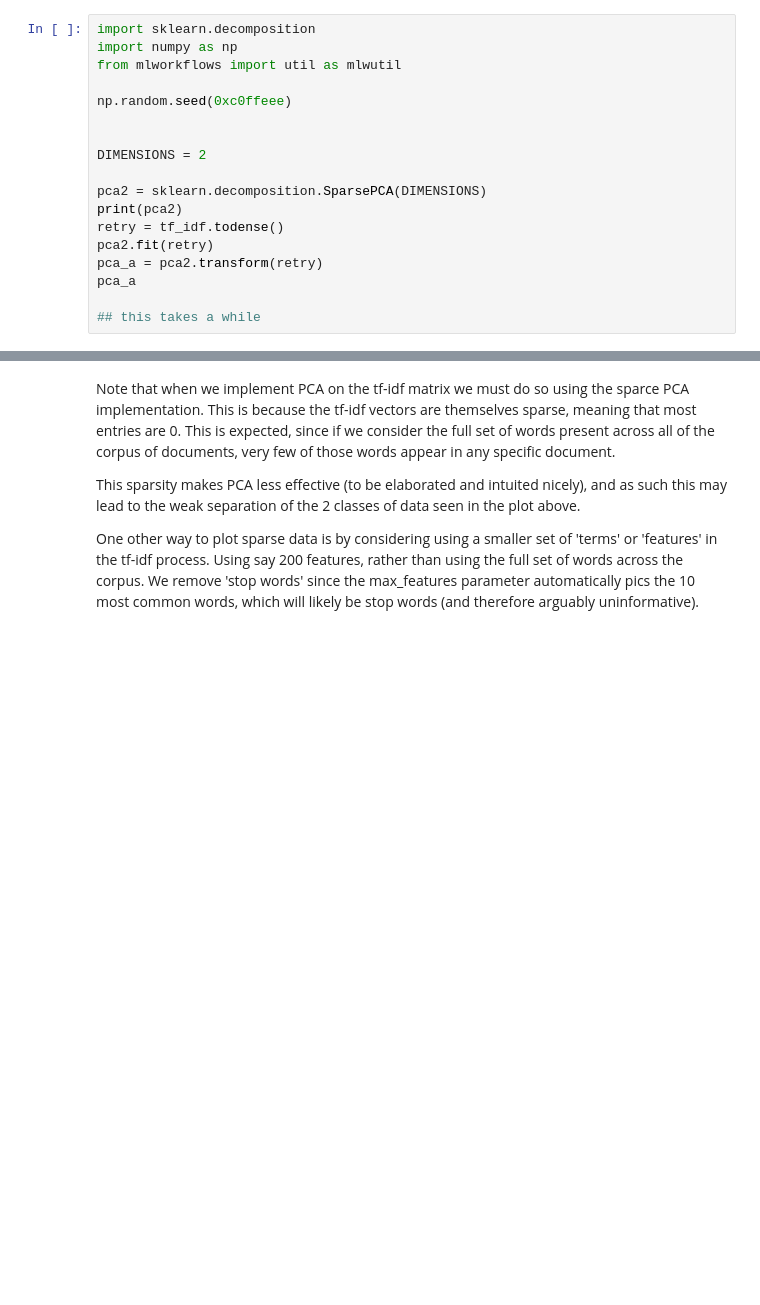
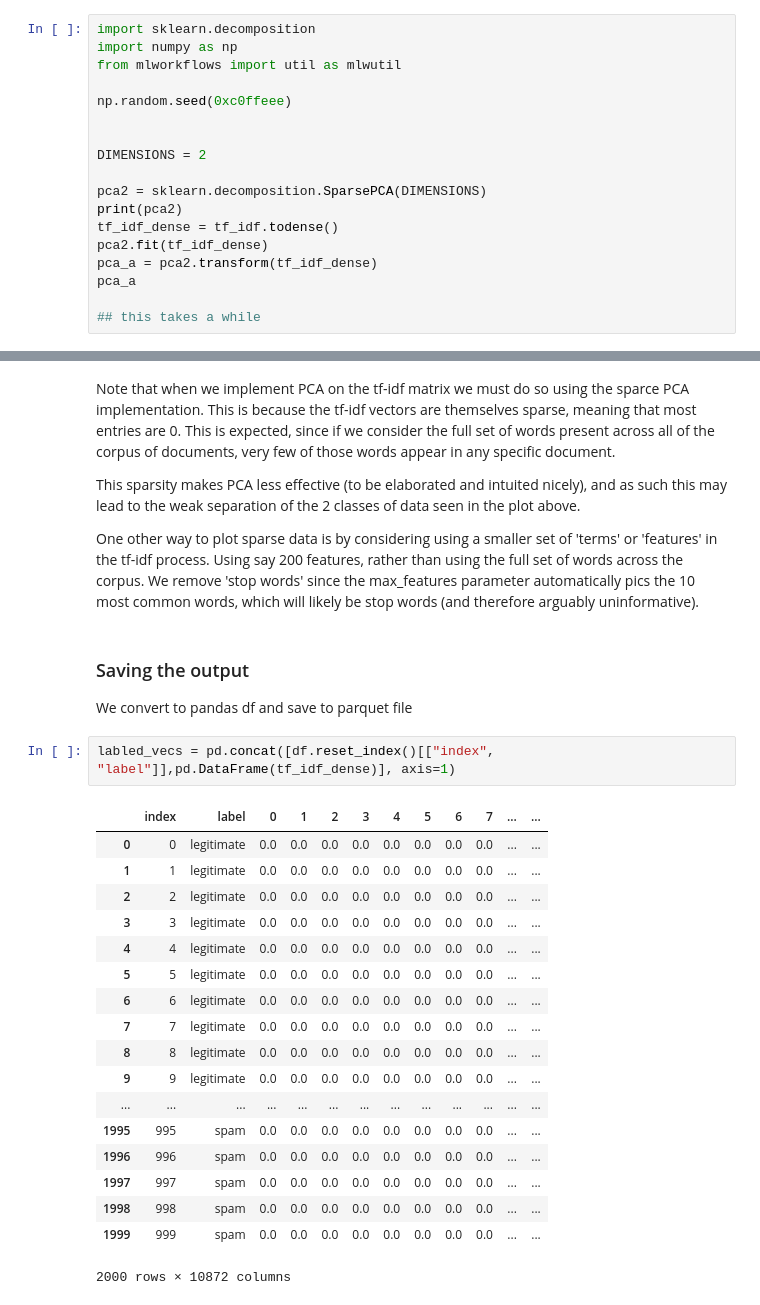
Before and after one commit to willb/openshift-ml-workflows-workshop, a Jupyter notebook: 02-feature-engineering.ipynb, the cells around one changed output, grey strips where cells are left out. Drawn from its saved outputs; the diff is of its cells as text; blank space fills up the shorter version.

Commit message:
Saved output to Parquet

```diff
--- a/02-feature-engineering.ipynb
+++ b/02-feature-engineering.ipynb
@@ -119,9 +123,9 @@ DIMENSIONS = 2
 
 pca2 = sklearn.decomposition.SparsePCA(DIMENSIONS)
 print(pca2)
-retry = tf_idf.todense()
-pca2.fit(retry)
-pca_a = pca2.transform(retry)
+tf_idf_dense = tf_idf.todense()
+pca2.fit(tf_idf_dense)
+pca_a = pca2.transform(tf_idf_dense)
 pca_a
 
 ## this takes a while
@@ -145,3 +159,28 @@ Note that when we implement PCA on the tf-idf matrix we must do so using the spa
 This sparsity makes PCA less effective (to be elaborated and intuited nicely), and as such this may lead to the weak separation of the 2 classes of data seen in the plot above.
 
 One other way to plot sparse data is by considering using a smaller set of 'terms' or 'features' in the tf-idf process. Using say 200 features, rather than using the full set of words across the corpus. We remove 'stop words' since the max_features parameter automatically pics the 10 most common words, which will likely be stop words (and therefore arguably uninformative).
+# %% [markdown]
+### Saving the output
+
+We convert to pandas df and save to parquet file
+# %%
+labled_vecs = pd.concat([df.reset_index()[["index", "label"]],pd.DataFrame(tf_idf_dense)], axis=1)
+# %% [output]
+|  | index | label | 0 | 1 | 2 | 3 | 4 | 5 | 6 | 7 | ... | ... |
+| 0 | 0 | legitimate | 0.0 | 0.0 | 0.0 | 0.0 | 0.0 | 0.0 | 0.0 | 0.0 | ... | ... |
+| 1 | 1 | legitimate | 0.0 | 0.0 | 0.0 | 0.0 | 0.0 | 0.0 | 0.0 | 0.0 | ... | ... |
+| 2 | 2 | legitimate | 0.0 | 0.0 | 0.0 | 0.0 | 0.0 | 0.0 | 0.0 | 0.0 | ... | ... |
+| 3 | 3 | legitimate | 0.0 | 0.0 | 0.0 | 0.0 | 0.0 | 0.0 | 0.0 | 0.0 | ... | ... |
+| 4 | 4 | legitimate | 0.0 | 0.0 | 0.0 | 0.0 | 0.0 | 0.0 | 0.0 | 0.0 | ... | ... |
+| 5 | 5 | legitimate | 0.0 | 0.0 | 0.0 | 0.0 | 0.0 | 0.0 | 0.0 | 0.0 | ... | ... |
+| 6 | 6 | legitimate | 0.0 | 0.0 | 0.0 | 0.0 | 0.0 | 0.0 | 0.0 | 0.0 | ... | ... |
+| 7 | 7 | legitimate | 0.0 | 0.0 | 0.0 | 0.0 | 0.0 | 0.0 | 0.0 | 0.0 | ... | ... |
+| 8 | 8 | legitimate | 0.0 | 0.0 | 0.0 | 0.0 | 0.0 | 0.0 | 0.0 | 0.0 | ... | ... |
+| 9 | 9 | legitimate | 0.0 | 0.0 | 0.0 | 0.0 | 0.0 | 0.0 | 0.0 | 0.0 | ... | ... |
+| ... | ... | ... | ... | ... | ... | ... | ... | ... | ... | ... | ... | ... |
+| 1995 | 995 | spam | 0.0 | 0.0 | 0.0 | 0.0 | 0.0 | 0.0 | 0.0 | 0.0 | ... | ... |
+| 1996 | 996 | spam | 0.0 | 0.0 | 0.0 | 0.0 | 0.0 | 0.0 | 0.0 | 0.0 | ... | ... |
+| 1997 | 997 | spam | 0.0 | 0.0 | 0.0 | 0.0 | 0.0 | 0.0 | 0.0 | 0.0 | ... | ... |
+| 1998 | 998 | spam | 0.0 | 0.0 | 0.0 | 0.0 | 0.0 | 0.0 | 0.0 | 0.0 | ... | ... |
+| 1999 | 999 | spam | 0.0 | 0.0 | 0.0 | 0.0 | 0.0 | 0.0 | 0.0 | 0.0 | ... | ... |
+2000 rows × 10872 columns
```
Also changed, not shown: parts of 5 cells of this notebook.
